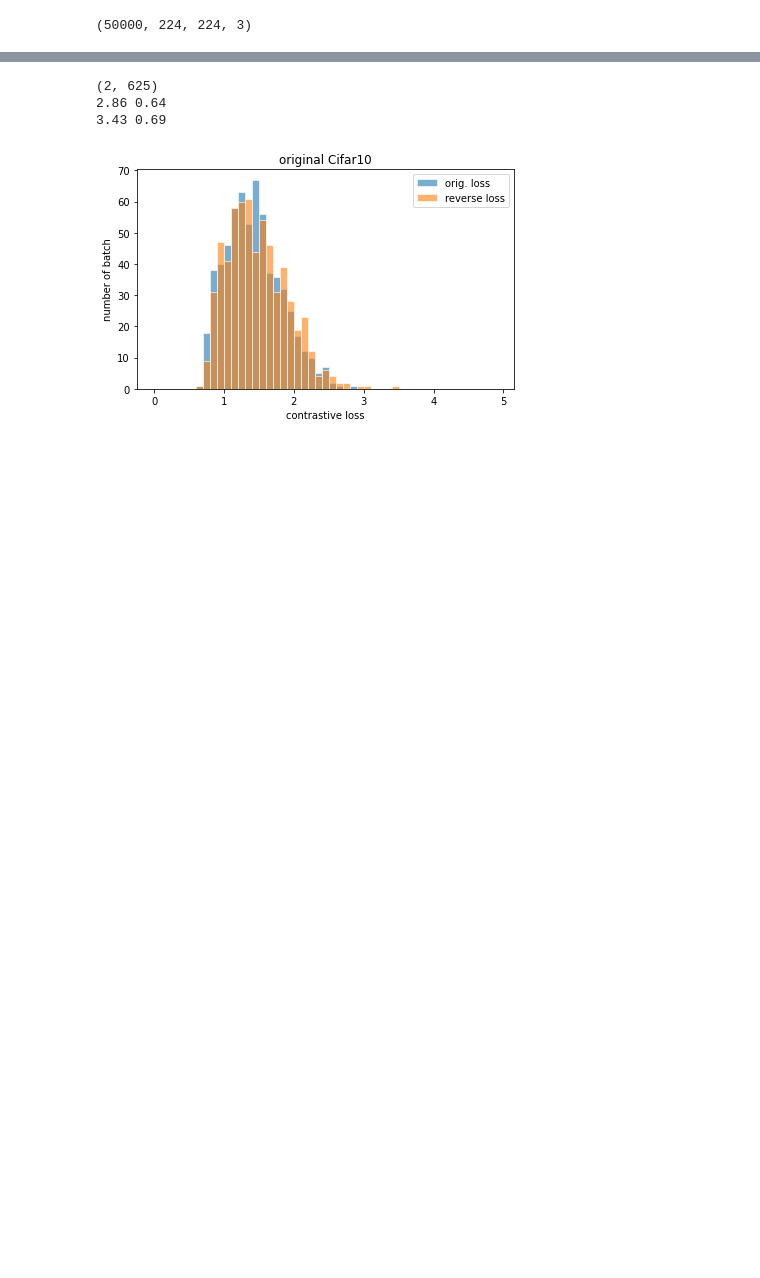
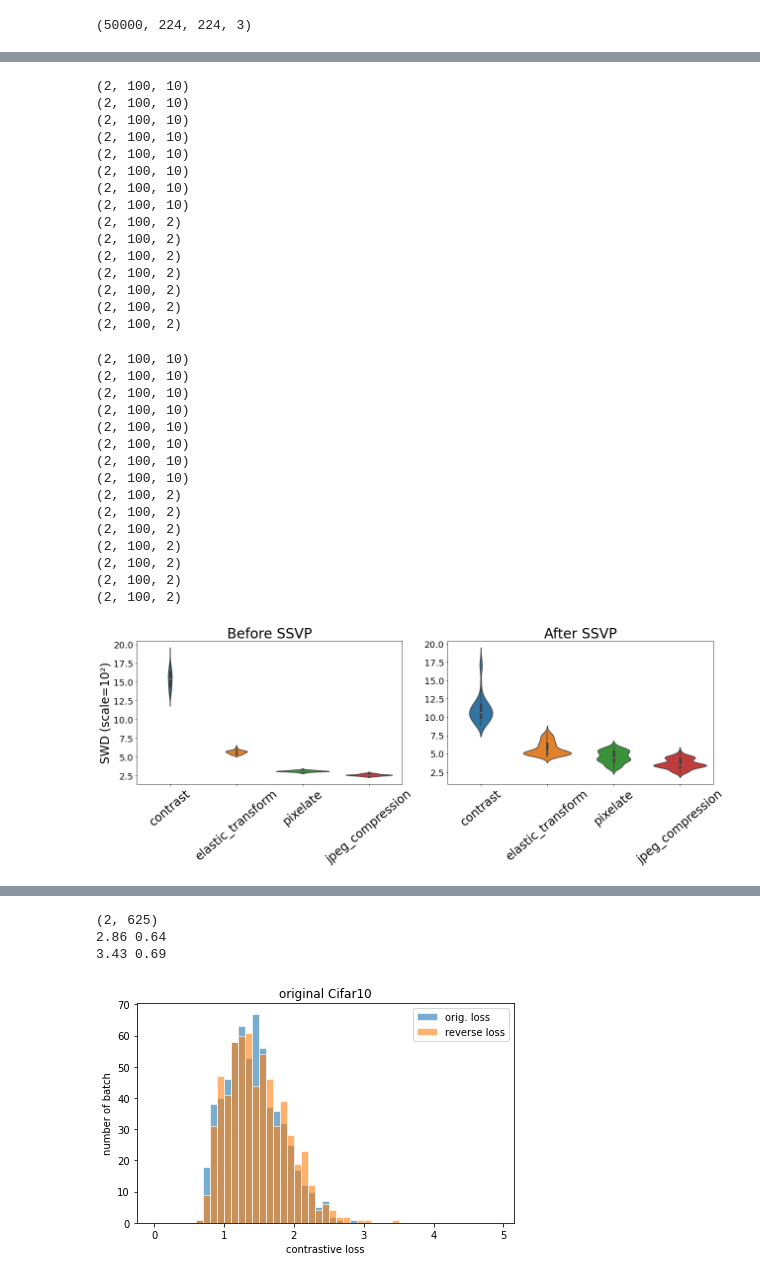
Before and after one commit to yunyuntsai/CVP-Self-Supervised-Convolutional-Visual-Prompt, a Jupyter notebook: Test-time-reversed.ipynb, the cells around one changed output, grey strips where cells are left out. Cells and saved outputs as stored; diff of their text form; code cells hidden in the pictures; blank space fills up the shorter version.

```diff
--- a/Test-time-reversed.ipynb
+++ b/Test-time-reversed.ipynb
@@ -443,0 +394,78 @@ FileNotFoundError: [Errno 2] No such file or directory: './pixelate_test_compare
+# %%
+corr_list = ['gaussian_noise', 'impulse_noise', 'shot_noise', 'motion_blur', 'zoom_blur', 'glass_blur', 'defocus_blur',
+            'brightness', 'snow', 'frost', 'fog', 'contrast', 'elastic_transform', 'pixelate', 'jpeg_compression']
+
+fig, axes = plt.subplots(nrows=1, ncols=2, figsize=(18, 7), sharex=False, sharey=False)
+for i in range(2):
+    data_list = []
+    for j in range(len(corr_list)):
+        swd_array = np.load('./output/swd/' + corr_list[j]+'_s1.npy', allow_pickle=True)
+        print(swd_array.shape)
+        if i == 0:
+            swd = swd_array[0]/100
+        else:
+            swd = swd_array[1]/100
+        d = pd.DataFrame({ 'Corruption' : np.repeat(corr_list[j], 100), 'SWD': swd[:,0]})
+        data_list.append(d)
+
+#     df = data_list[0].append(data_list[1]).append(data_list[2]).append(data_list[3]).append(data_list[4]).append(data_list[5]).append(data_list[6]).append(data_list[7]).append(data_list[8]).append(data_list[9]).append(data_list[10]).append(data_list[11]).append(data_list[12]).append(data_list[13]).append(data_list[14])
+
+    df = data_list[11].append(data_list[12]).append(data_list[13]).append(data_list[14])
+
+    if i==0:
+        axes[i].set_title('Before SSVP', fontsize=28)
+    else:
+        axes[i].set_title('After SSVP', fontsize=28)
+    # plot violin chart
+
+    b = sns.violinplot(ax=axes[i], x='Corruption', y='SWD', data=df)
+
+    for tick in axes[i].get_xticklabels():
+        tick.set_rotation(40)
+
+    axes[i].set_xlabel('')
+    axes[i].set_ylabel('SWD (scale=10\u00b2)', fontsize=24)
+    if i == 1:
+        axes[i].set_ylabel('')
+    axes[i].set_yticklabels(axes[i].get_yticks(), fontsize=18)
+    axes[i].set_xticklabels(['contrast', 'elastic_transform', 'pixelate', 'jpeg_compression'], fontsize=24)
+
+
+
+    # add title
+# plt.title("Violin plot", loc="left")
+    # show the graph
+plt.tight_layout()
+plt.savefig('./output/swd_digital_type.png', dpi=200)
+# %% [output]
+(2, 100, 10)
+(2, 100, 10)
+(2, 100, 10)
+(2, 100, 10)
+(2, 100, 10)
+(2, 100, 10)
+(2, 100, 10)
+(2, 100, 10)
+(2, 100, 2)
+(2, 100, 2)
+(2, 100, 2)
+(2, 100, 2)
+(2, 100, 2)
+(2, 100, 2)
+(2, 100, 2)
+(2, 100, 10)
+(2, 100, 10)
+(2, 100, 10)
+(2, 100, 10)
+(2, 100, 10)
+(2, 100, 10)
+(2, 100, 10)
+(2, 100, 10)
+(2, 100, 2)
+(2, 100, 2)
+(2, 100, 2)
+(2, 100, 2)
+(2, 100, 2)
+(2, 100, 2)
+(2, 100, 2)
+[figure, added]
```
Also changed, not shown: parts of 44 cells of this notebook, 20 other files.
